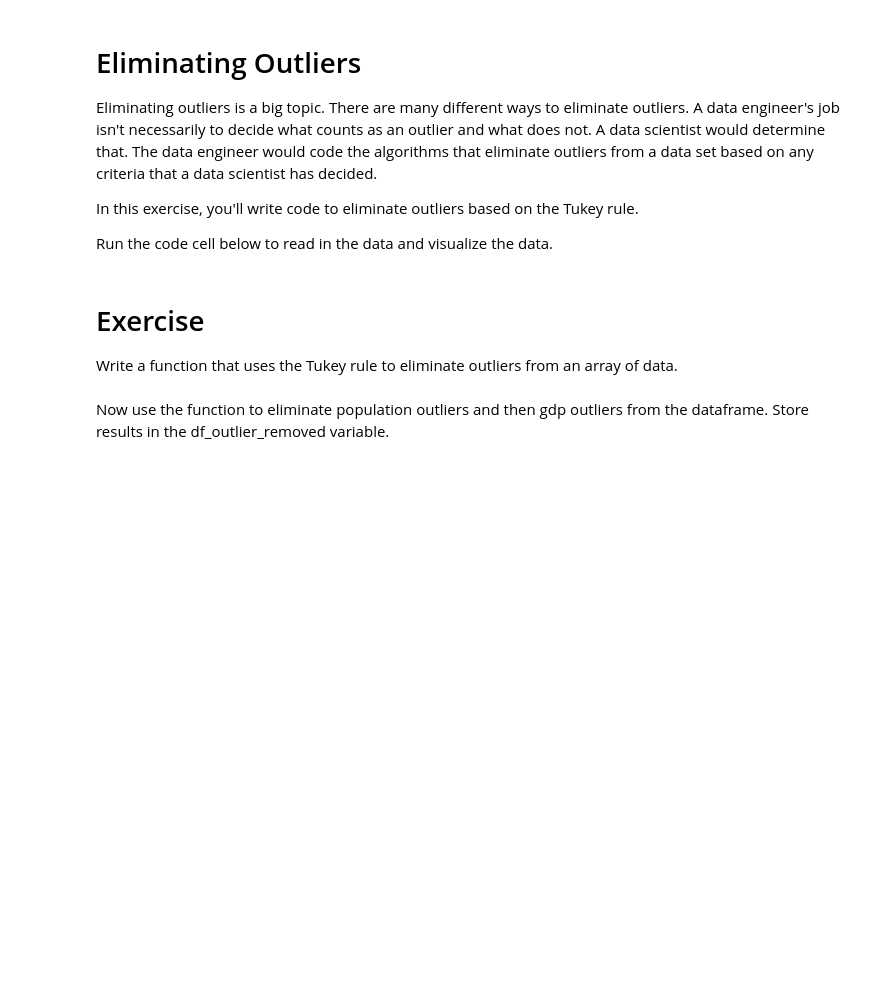
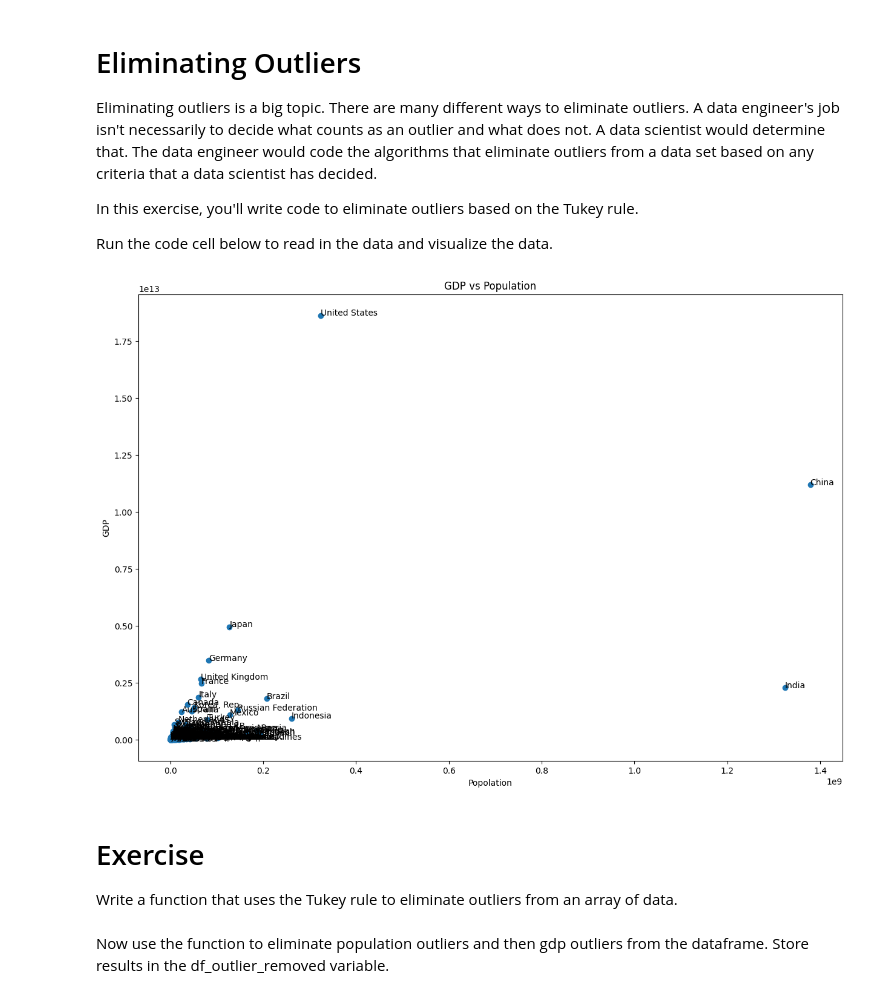
Before and after one commit to mpinac/https-github.com-udacity-cd0171--software-engineering-for-data-scientists, a Jupyter notebook: data_engineering/ETL_pipelines/14_outliers_exercise/14_outliers_exercise.ipynb, the cells around one changed output. Saved outputs shown, nothing was run; the diff lists cells and outputs as text; code cells hidden in the pictures; blank space fills up the shorter version.

```diff
--- a/data_engineering/ETL_pipelines/14_outliers_exercise/14_outliers_exercise.ipynb
+++ b/data_engineering/ETL_pipelines/14_outliers_exercise/14_outliers_exercise.ipynb
@@ -13,9 +13,9 @@ import matplotlib.pyplot as plt
 %matplotlib inline
 
 # read in the projects data set and do basic wrangling
-gdp = pd.read_csv('../data/gdp_data.csv', skiprows=4)
+gdp = pd.read_csv('../gdp_data.csv', skiprows=4)
 gdp.drop(['Unnamed: 62', 'Country Code', 'Indicator Name', 'Indicator Code'], inplace=True, axis=1)
-population = pd.read_csv('../data/population_data.csv', skiprows=4)
+population = pd.read_csv('../population_data.csv', skiprows=4)
 population.drop(['Unnamed: 62', 'Country Code', 'Indicator Name', 'Indicator Code'], inplace=True, axis=1)
 
 
@@ -78,33 +78,35 @@ non_countries = ['World',
  'Central Europe and the Baltics',
  'Pre-demographic dividend',
  'IDA only',
  'Least developed countries: UN classification',
  'IDA blend',
  'Fragile and conflict affected situations',
  'Heavily indebted poor countries (HIPC)',
  'Low income',
  'Small states',
  'Other small states',
  'Not classified',
  'Caribbean small states',
  'Pacific island small states']
 
 # remove non countries from the data
 df_2016 = df_2016[~df_2016['Country Name'].isin(non_countries)]
 
 
 # plot the data
 x = list(df_2016['population'])
 y = list(df_2016['gdp'])
 text = df_2016['Country Name']
 
 fig, ax = plt.subplots(figsize=(15,10))
 ax.scatter(x, y)
 plt.title('GDP vs Population')
 plt.xlabel('Popolation')
 plt.ylabel('GDP')
 for i, txt in enumerate(text):
     ax.annotate(txt, (x[i],y[i]))
+# %% [output]
+[figure, added]
 # %% [markdown]
 # Exercise
 
```
Also changed, not shown: parts of 3 cells of this notebook.
